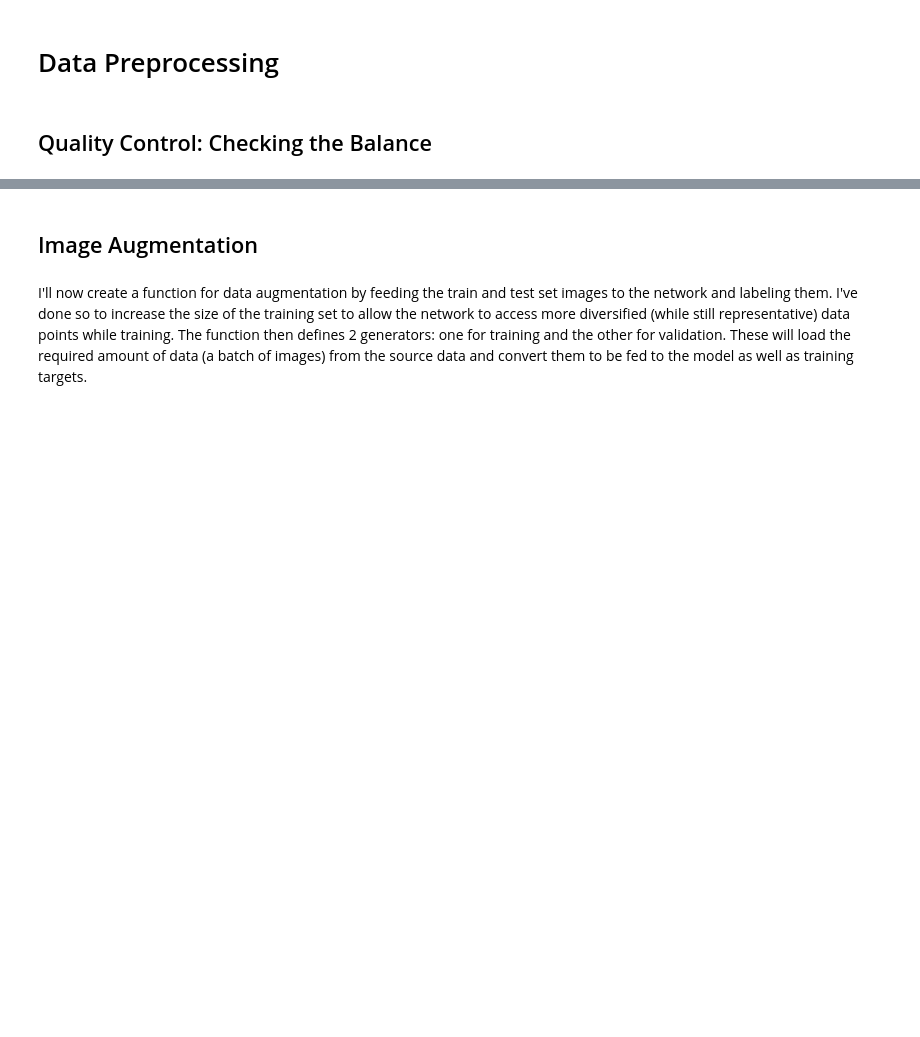
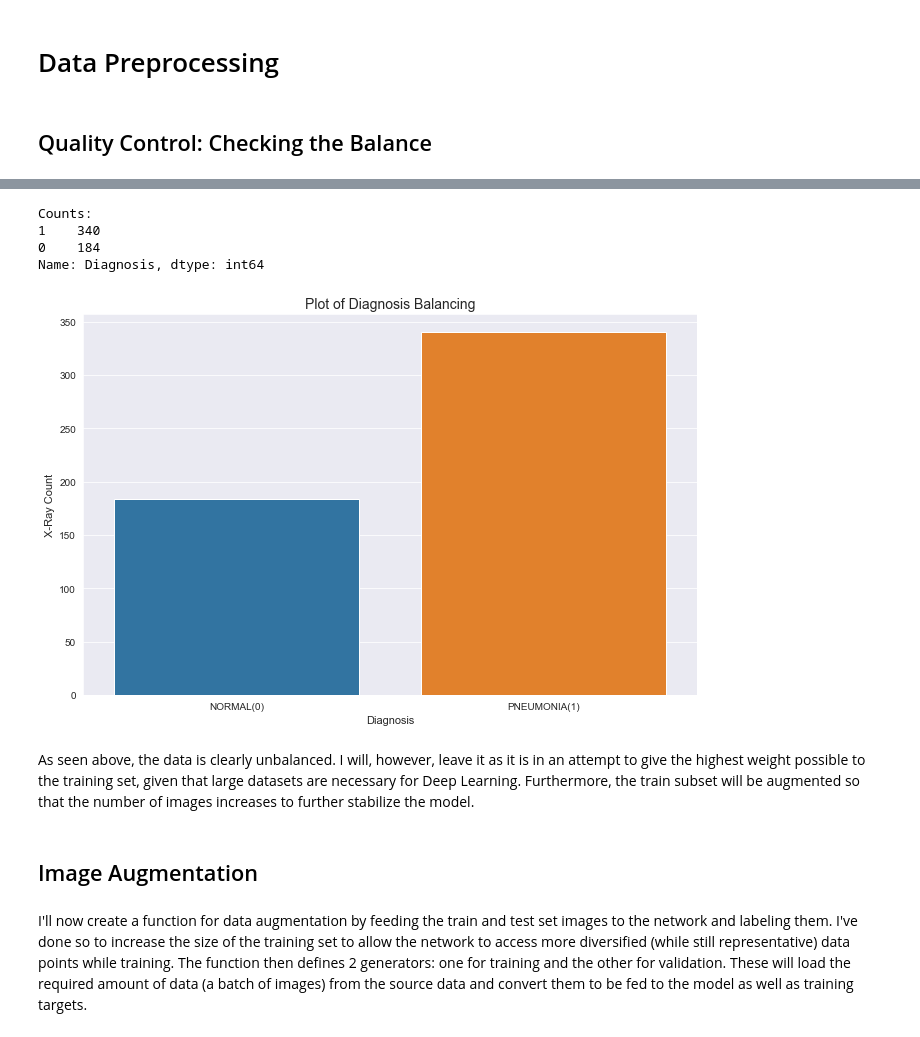
Before and after one commit to samtuleen/X-Ray-Image-Classification, a Jupyter notebook: test notebook.ipynb, the cells around one changed output, grey strips where cells are left out. Drawn from its saved outputs; the diff is of its cells as text; code cells hidden in the pictures; blank space fills up the shorter version.

```diff
--- a/test notebook.ipynb
+++ b/test notebook.ipynb
@@ -140,3 +166,13 @@ test_df = pd.DataFrame(test_df, columns=['X-Ray', 'Diagnosis'], index=None)
+# %%
+balance_check(test_df)
+# %% [output]
+Counts:
+1    340
+0    184
+Name: Diagnosis, dtype: int64
+[figure, added]
+# %% [markdown]
+As seen above, the data is clearly unbalanced. I will, however, leave it as it is in an attempt to give the highest weight possible to the training set, given that large datasets are necessary for Deep Learning. Furthermore, the train subset will be augmented so that the number of images increases to further stabilize the model.
 # %% [markdown]
 ## Image Augmentation
 # %% [markdown]
```
Also changed, not shown: parts of 13 cells of this notebook.
